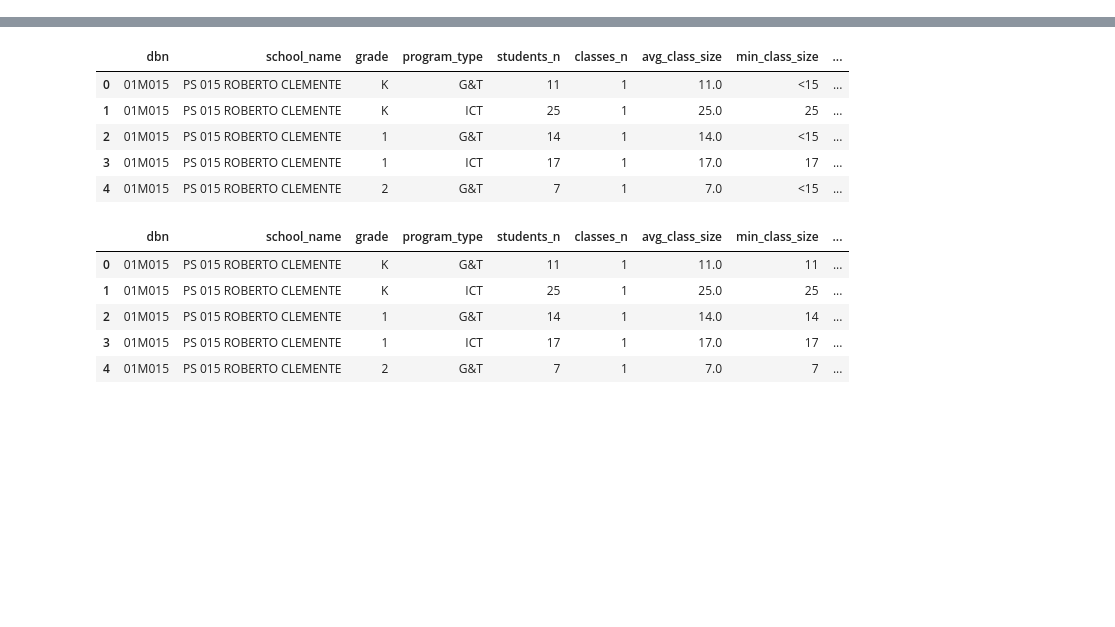
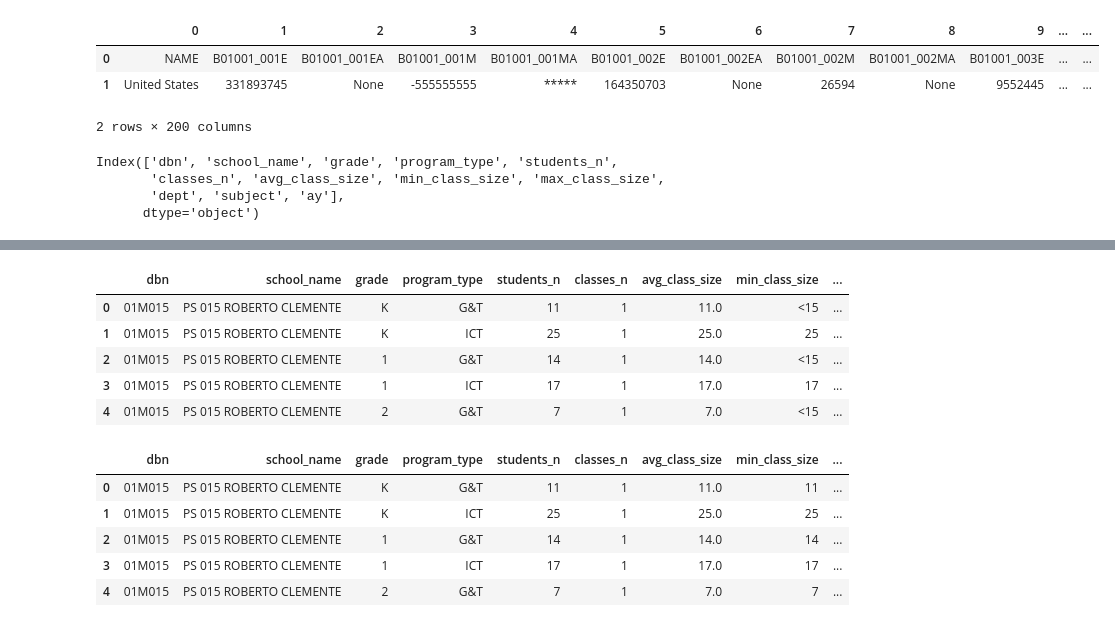
Before and after one commit to adelphi-ed-tech/nycschools, a Jupyter notebook: book/nb/drafts/class_size.ipynb, the cells around one changed output, grey strips where cells are left out. Saved outputs shown, nothing was run; the diff lists cells and outputs as text; code cells hidden in the pictures; blank space fills up the shorter version.

```diff
--- a/book/nb/drafts/class_size.ipynb
+++ b/book/nb/drafts/class_size.ipynb
@@ -11,0 +15,17 @@ beds = schools.load_school_demographics().beds.unique()
+# %%
+acs = pd.read_json("https://api.census.gov/data/2021/acs/acs1?get=NAME,group(B01001)&for=us:1")
+acs.head()
+# %% [output]
+|  | 0 | 1 | 2 | 3 | 4 | 5 | 6 | 7 | 8 | 9 | ... | ... |
+| 0 | NAME | B01001_001E | B01001_001EA | B01001_001M | B01001_001MA | B01001_002E | B01001_002EA | B01001_002M | B01001_002MA | B01001_003E | ... | ... |
+| 1 | United States | 331893745 | None | -555555555 | ***** | 164350703 | None | 26594 | None | 9552445 | ... | ... |
+2 rows × 200 columns
+# %%
+df = class_size.get_class_size()
+# config.urls["class_size"]
+df.columns
+# %% [output]
+Index(['dbn', 'school_name', 'grade', 'program_type', 'students_n',
+       'classes_n', 'avg_class_size', 'min_class_size', 'max_class_size',
+       'dept', 'subject', 'ay'],
+      dtype='object')
```
Also changed, not shown: parts of 8 cells of this notebook, 22 other files.
